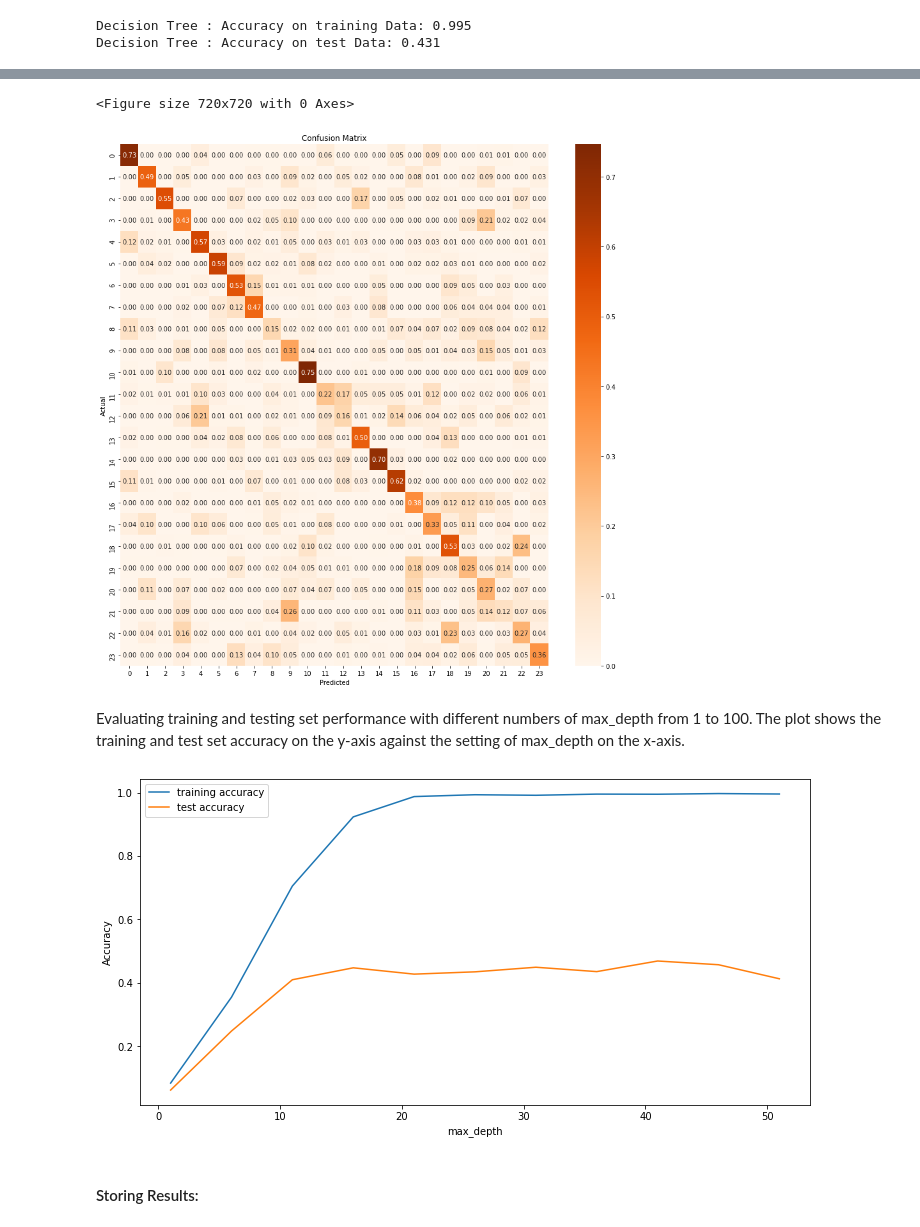
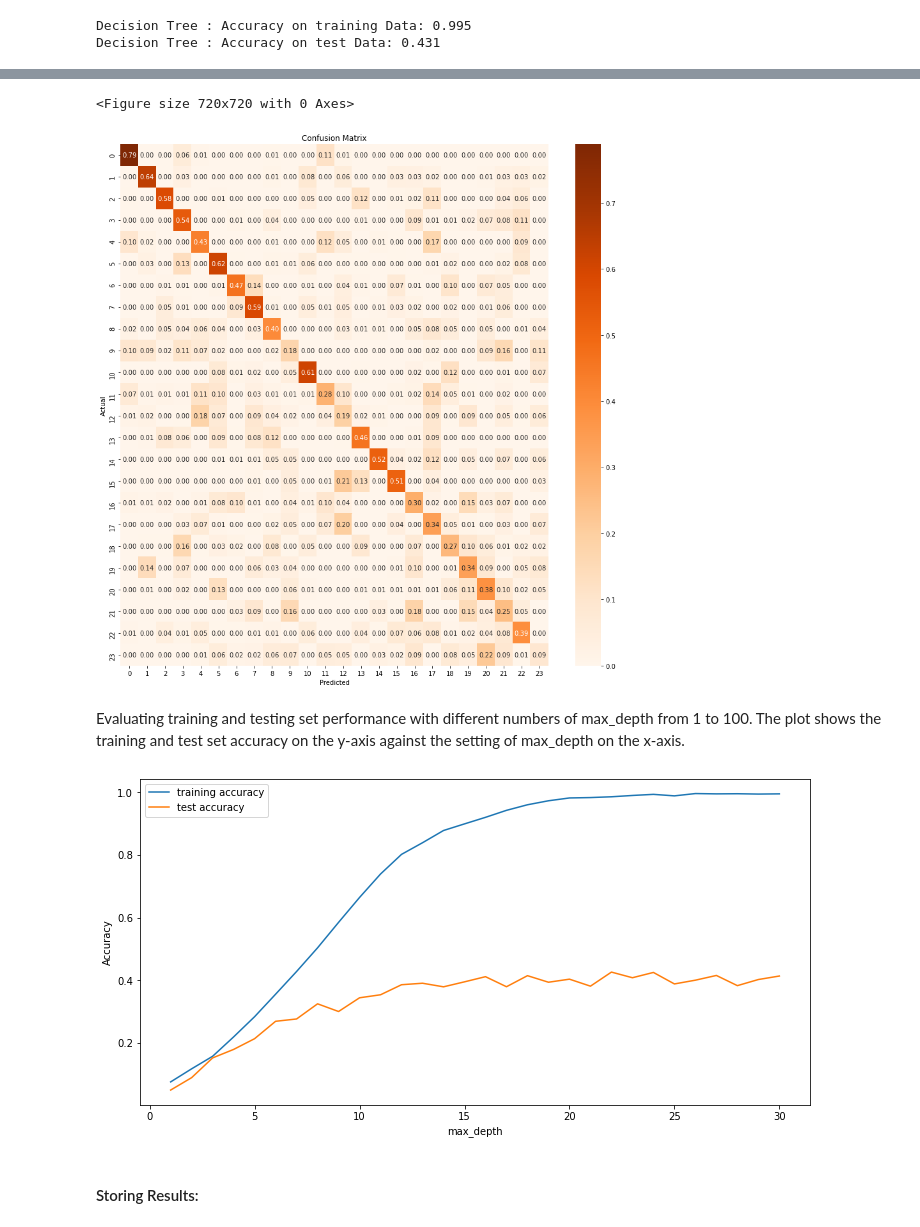
Before and after one commit to vaibhavbichave/American-Sign-Language, a Jupyter notebook: Sign Language MNIST.ipynb, the cells around one changed output, grey strips where cells are left out. Saved outputs shown, nothing was run; the diff lists cells and outputs as text; code cells hidden in the pictures.

```diff
--- a/Sign Language MNIST.ipynb
+++ b/Sign Language MNIST.ipynb
@@ -269,12 +269,10 @@ Actual Label :  D
 # %% [markdown]
 ## 5. Data Preprocessing & EDA
 # %%
-# Standardazition of datasets
-from sklearn.preprocessing import StandardScaler
-scaler= StandardScaler()
+# Normlization of datasets
 
-X_train = scaler.fit_transform(inputs_array_train)
-X_test = scaler.fit_transform(inputs_array_test)
+X_train=inputs_array_train/255
+X_test=inputs_array_test/255
 
 y_train = targets_array_train
 y_test  = targets_array_test
@@ -344,7 +342,7 @@ from sklearn.linear_model import LogisticRegression
 from sklearn.pipeline import Pipeline
 
 # instantiate the model
-log = Pipeline([('reduce_dims', PCA(n_components=115)),
+log = Pipeline([('reduce_dims', PCA(n_components=113)),
                 ('model', LogisticRegression(multi_class="multinomial" ,random_state = 0))])
 
 # fit the model
@@ -438,7 +444,7 @@ from sklearn.tree import DecisionTreeClassifier
 from sklearn.pipeline import Pipeline
 
 # instantiate the model
-tree = Pipeline([('reduce_dims', PCA(n_components=115)),
+tree = Pipeline([('reduce_dims', PCA(n_components=113)),
                  ('model', DecisionTreeClassifier(max_depth=30))])
 
 # fit the model
@@ -500,33 +506,33 @@ plt.xlabel('Predicted')
 plt.show(block=False);
 # %% [output]
 <Figure size 720x720 with 0 Axes>
-[figure, old version]
+[figure, new version]
 # %% [markdown]
 Evaluating training and testing set performance with different numbers of max_depth from 1 to 100. The plot shows the training and test set accuracy on the y-axis against the setting of max_depth on the x-axis.
 # %%
 training_accuracy = []
 test_accuracy = []
-# try max_depth from 1 to 50
-depth = range(1,52,5)
+# try max_depth from 1 to 30
+depth = range(1,31)
 for n in depth:
-    tree = Pipeline([('reduce_dims', PCA(n_components=115)),
+    tree_test = Pipeline([('reduce_dims', PCA(n_components=113)),
                     ('model', DecisionTreeClassifier(max_depth=n))])
 
-    tree.fit(X_train, y_train)
+    tree_test.fit(X_train, y_train)
     # record training set accuracy
-    training_accuracy.append(tree.score(X_train, y_train))
+    training_accuracy.append(tree_test.score(X_train, y_train))
     # record generalization accuracy
-    test_accuracy.append(tree.score(X_test, y_test))
+    test_accuracy.append(tree_test.score(X_test, y_test))
 
 
-#plotting the training & testing accuracy for max_depth from 1 to 50
+#plotting the training & testing accuracy for max_depth from 1 to 30
 plt.plot(depth, training_accuracy, label="training accuracy")
 plt.plot(depth, test_accuracy, label="test accuracy")
 plt.ylabel("Accuracy")
 plt.xlabel("max_depth")
 plt.legend();
 # %% [output]
-[figure, old version]
+[figure, new version]
 # %% [markdown]
 #### Storing Results:
 # %%
```
Also changed, not shown: parts of 42 cells of this notebook, 7 other files.
